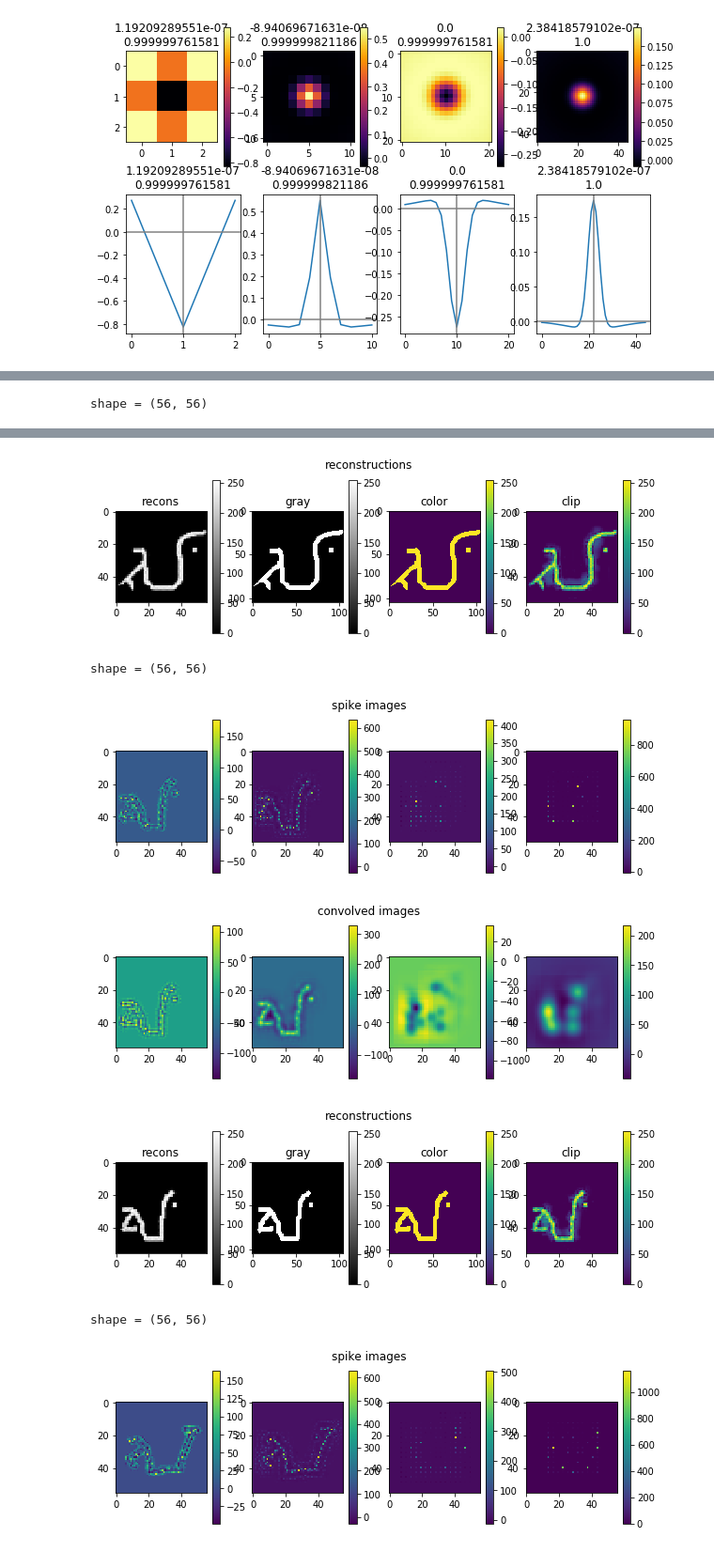
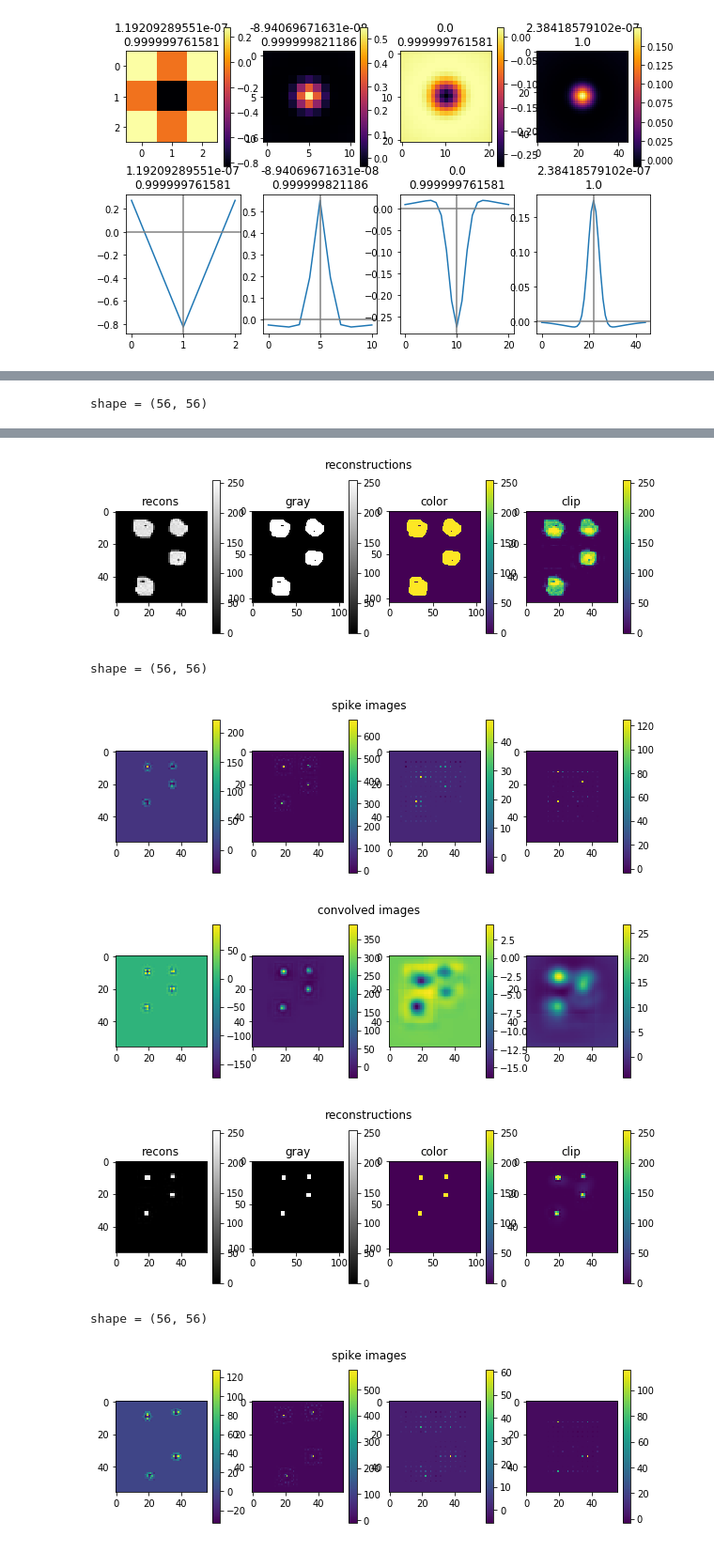
Before and after one commit to chanokin/convert_to_roc, a Jupyter notebook: load_and_read_notebooks/test_read_omniglot.ipynb, the cells around one changed output, grey strips where cells are left out. Shown: that part at 94% size. Cells and saved outputs as stored; diff of their text form; code cells hidden in the pictures.

```diff
--- a/load_and_read_notebooks/test_read_omniglot.ipynb
+++ b/load_and_read_notebooks/test_read_omniglot.ipynb
@@ -85,5 +85,5 @@ print(len(files))
 # %%
-dir_name = "../omniglot_output/Alphabet_of_the_Magi/character01"
+dir_name = "../../omniglot_output_56/Braille/character14"
 files = glob.glob(os.path.join(dir_name, '*'))
 
 spikes = []
@@ -168,7 +168,7 @@ shape = (56, 56)
-[figure, old version]
+[figure, new version]
 shape = (56, 56)
-[figure, old version]
+[figure, new version]
-[figure, old version]
+[figure, new version]
-[figure, old version]
+[figure, new version]
 shape = (56, 56)
-[figure, old version]
+[figure, new version]
```
Also changed, not shown: parts of 2 cells of this notebook, 7 other files.
